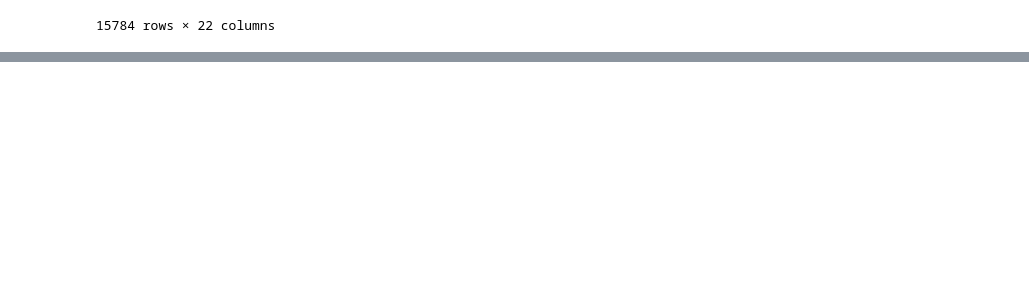
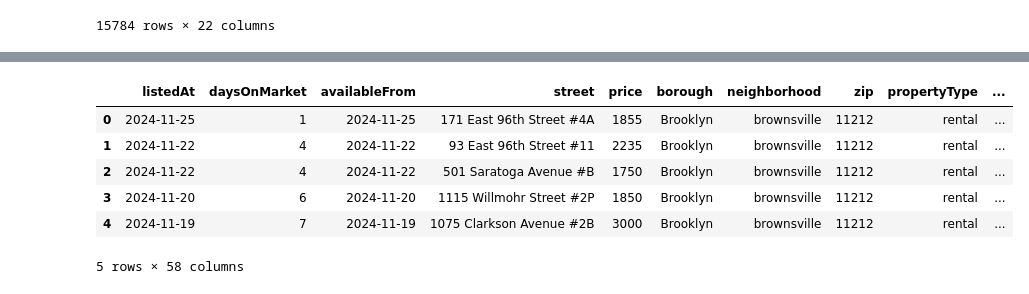
Before and after one commit to abhishekmahajan98/rent-raja, a Jupyter notebook: merger.ipynb, the cells around one changed output, grey strips where cells are left out. Drawn from its saved outputs; the diff is of its cells as text; code cells hidden in the pictures; blank space fills up the shorter version.

```diff
--- a/merger.ipynb
+++ b/merger.ipynb
@@ -295,0 +381,2 @@ For more information, see the documentation at https://usaddress.readthedocs.io/
+# %%
+zip_code_df = pd.read_csv('ny_rent_prediction_data_comprehensive.csv')
@@ -295,0 +428,10 @@ For more information, see the documentation at https://usaddress.readthedocs.io/
+# %%
+# Convert both columns to string type
+total_df_filtered['zip'] = total_df_filtered['zip'].astype(str)
+zip_code_df['zip code tabulation area'] = zip_code_df['zip code tabulation area'].astype(str)
+
+# Now merge
+df = pd.merge(total_df_filtered, zip_code_df,
+              left_on='zip',
+              right_on='zip code tabulation area',
+              how='left')
@@ -295,0 +460,3 @@ For more information, see the documentation at https://usaddress.readthedocs.io/
+# %%
+police_df = pd.read_csv('./data/police_p.csv')
+print(police_df.iloc[0])
@@ -295,0 +473,16 @@ For more information, see the documentation at https://usaddress.readthedocs.io/
+# %%
+from shapely import wkt
+import geopandas as gpd
+
+# Convert to GeoDataFrames
+gdf = gpd.GeoDataFrame(
+    df,
+    geometry=gpd.points_from_xy(df.longitude, df.latitude)
+)
+police_gdf = gpd.GeoDataFrame(
+    police_df,
+    geometry=police_df['the_geom'].apply(wkt.loads)
+)
+
+# Spatial join
+df = gpd.sjoin(gdf, police_gdf, predicate='intersects')
@@ -295,0 +510,10 @@ For more information, see the documentation at https://usaddress.readthedocs.io/
+# %%
+df.head()
+# %% [output]
+|  | listedAt | daysOnMarket | availableFrom | street | price | borough | neighborhood | zip | propertyType | ... |
+| 0 | 2024-11-25 | 1 | 2024-11-25 | 171 East 96th Street #4A | 1855 | Brooklyn | brownsville | 11212 | rental | ... |
+| 1 | 2024-11-22 | 4 | 2024-11-22 | 93 East 96th Street #11 | 2235 | Brooklyn | brownsville | 11212 | rental | ... |
+| 2 | 2024-11-22 | 4 | 2024-11-22 | 501 Saratoga Avenue #B | 1750 | Brooklyn | brownsville | 11212 | rental | ... |
+| 3 | 2024-11-20 | 6 | 2024-11-20 | 1115 Willmohr Street #2P | 1850 | Brooklyn | brownsville | 11212 | rental | ... |
+| 4 | 2024-11-19 | 7 | 2024-11-19 | 1075 Clarkson Avenue #2B | 3000 | Brooklyn | brownsville | 11212 | rental | ... |
+5 rows × 58 columns
```
Also changed, not shown: parts of 22 cells of this notebook, 3 other files.
